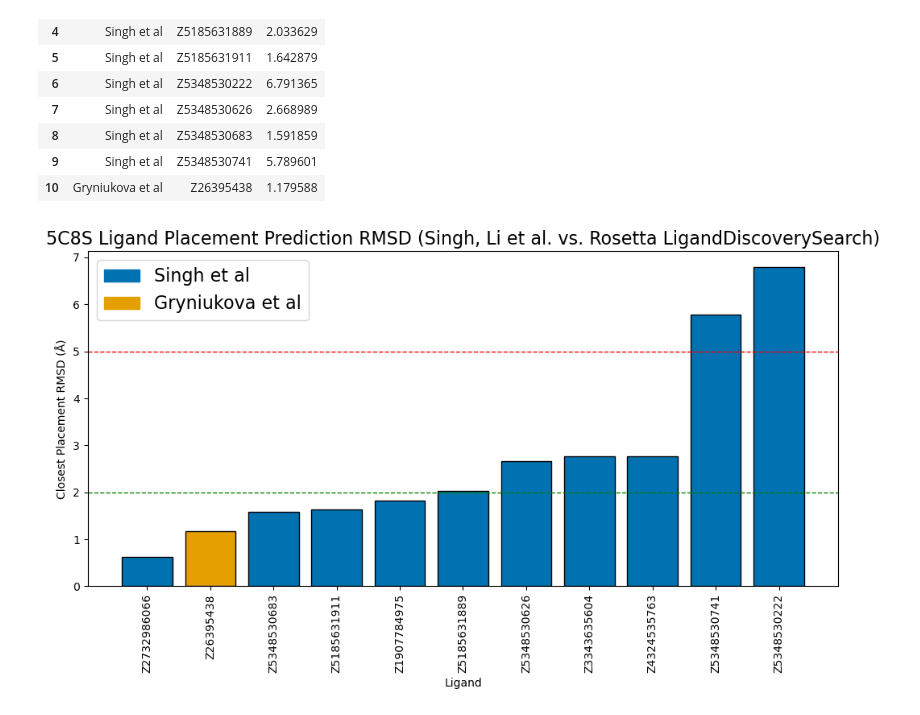
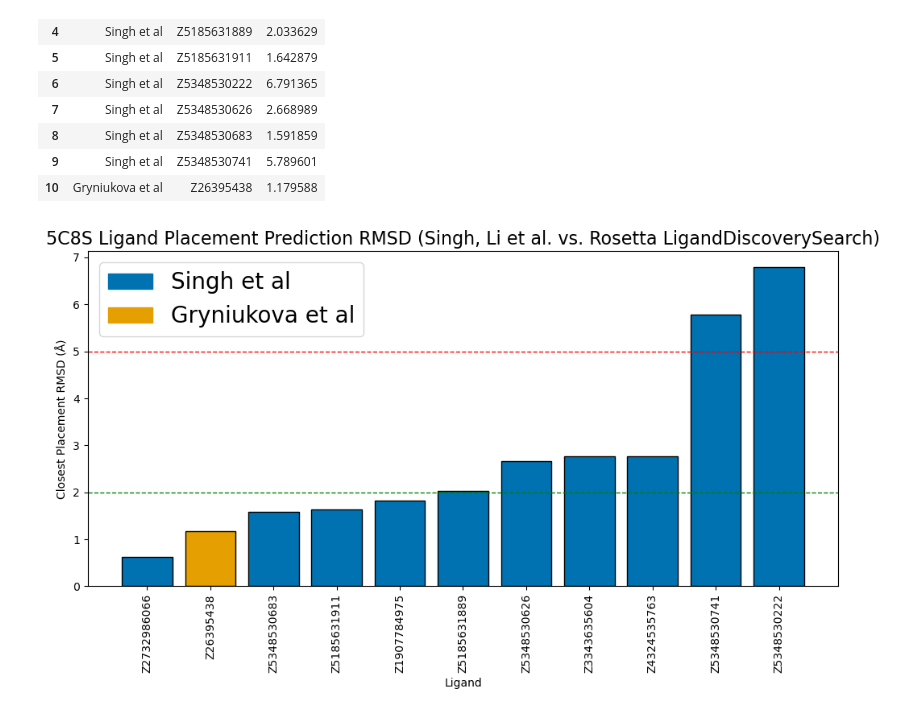
Before and after one commit to toadlover/ginsparg_thymelab_thesis, a Jupyter notebook: jupyter_notebooks/figure_making/5c8s_ligands_best_rmsd_visualization.ipynb, the cells around one changed output. Cells and saved outputs as stored; diff of their text form; code cells hidden in the pictures.

```diff
--- a/jupyter_notebooks/figure_making/5c8s_ligands_best_rmsd_visualization.ipynb
+++ b/jupyter_notebooks/figure_making/5c8s_ligands_best_rmsd_visualization.ipynb
@@ -48,28 +48,28 @@ bar_colors = df["publication"].map(color_map)
 # %%
 # Create the bar plot
 plt.figure(figsize=(10, 6))
 plt.bar(df["ligand"], df["rmsd"], color=bar_colors, edgecolor="black")
 
 # Labeling
 plt.xlabel("Ligand")
 plt.ylabel("Closest Placement RMSD (Å)")
 plt.title("5C8S Ligand Placement Prediction RMSD (Singh, Li et al. vs. Rosetta LigandDiscoverySearch)", fontsize='16')
 plt.xticks(rotation=90, ha="center")
 # Horizontal cutoff lines
 plt.axhline(y=2, color='green', linestyle='--', linewidth=1, label='RMSD = 2 Å')
 plt.axhline(y=5, color='red', linestyle='--', linewidth=1, label='RMSD = 5 Å')
 
 # Custom legend for publications
 from matplotlib.patches import Patch
 legend_patches = [Patch(color=color_map[pub], label=pub) for pub in publications]
 plt.legend(handles=legend_patches,
     loc='upper left',
-    fontsize='16'
+    fontsize='20'
 )
 
 plt.tight_layout()
 
 # Show the plot
 plt.show()
 # %% [output]
-[figure, old version]
+[figure, new version]
```
Also changed, not shown: 1 other file.
